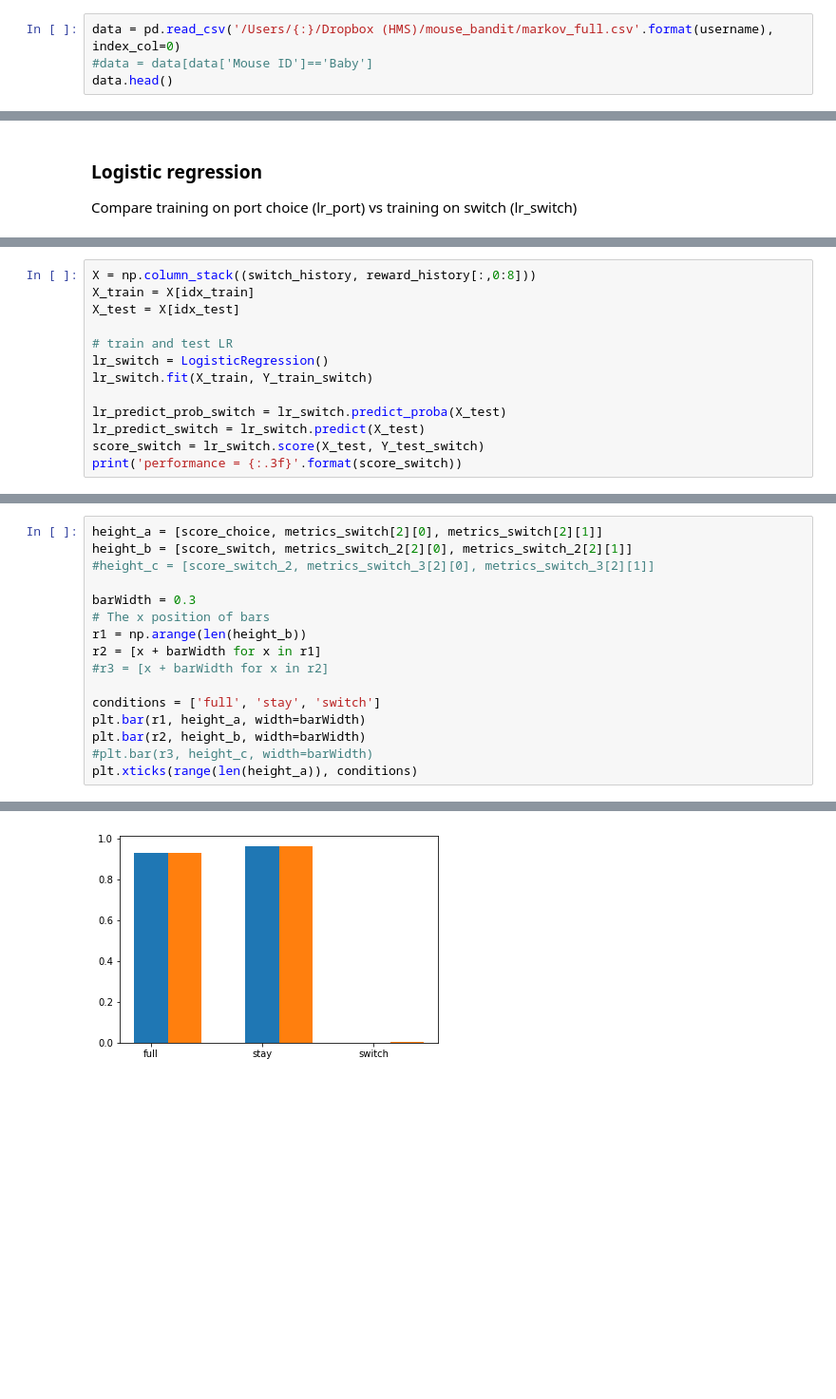
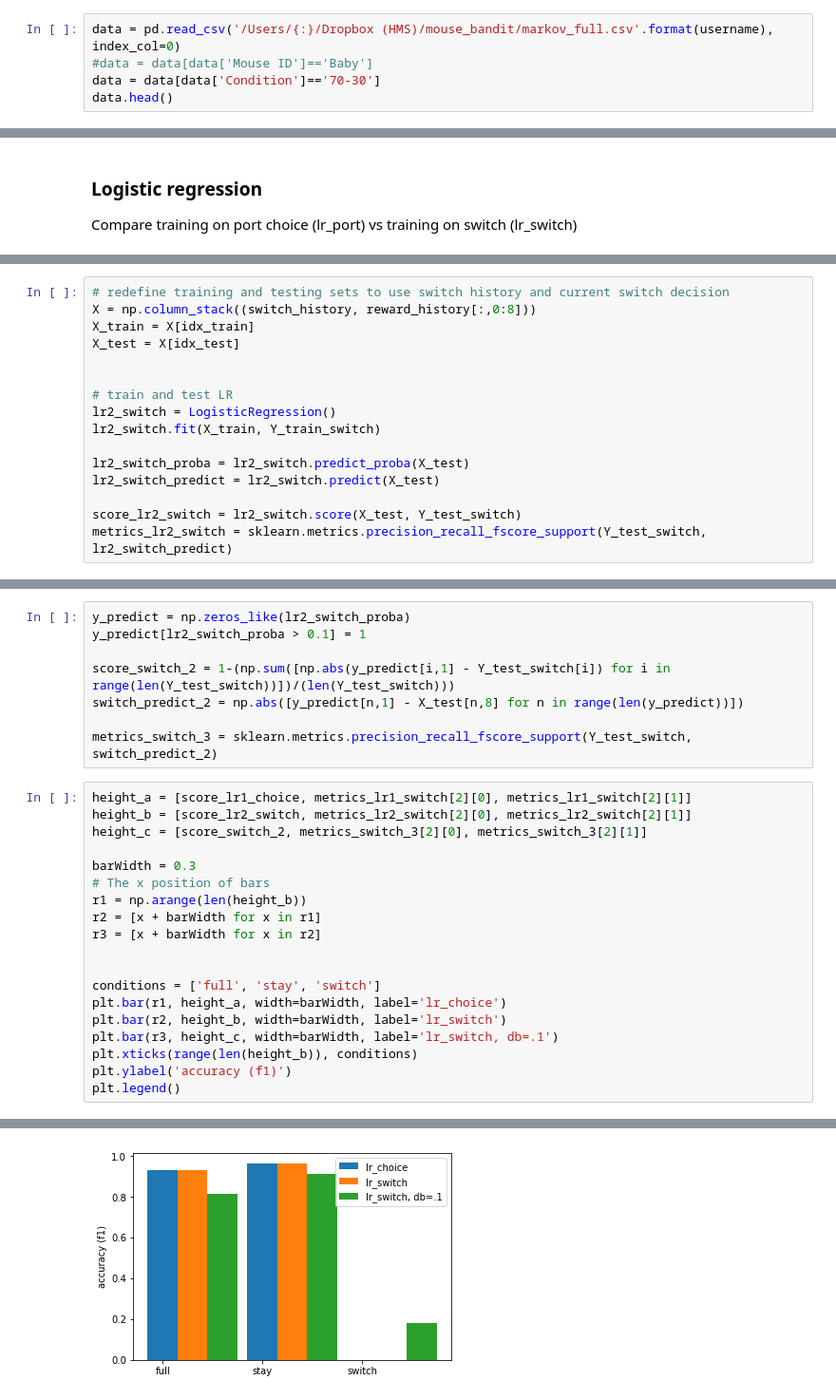
Before and after one commit to celiaberon/mouse_bandit, a Jupyter notebook: jupyter_notebooks/working/logistic_regression_bandit.ipynb, the cells around one changed output, grey strips where cells are left out. Shown at 95% size. Drawn from its saved outputs; the diff is of its cells as text; blank space fills up the shorter version.

Commit message:
logistic regression for right vs left switch

```diff
--- a/jupyter_notebooks/working/logistic_regression_bandit.ipynb
+++ b/jupyter_notebooks/working/logistic_regression_bandit.ipynb
@@ -11,6 +11,7 @@ username = getpass.getuser()
 # %%
 data = pd.read_csv('/Users/{:}/Dropbox (HMS)/mouse_bandit/markov_full.csv'.format(username), index_col=0)
 #data = data[data['Mouse ID']=='Baby']
+data = data[data['Condition']=='70-30']
 data.head()
 # %% [output]
 |  | index | Mouse ID | Session ID | Trial | Block Trial | Block Reward | Port Streak | Reward Streak | ... |
@@ -126,13 +187,16 @@ metrics_choice
 # %%
+# redefine training and testing sets to use switch history and current switch decision
 X = np.column_stack((switch_history, reward_history[:,0:8]))
 X_train = X[idx_train]
 X_test = X[idx_test]
 
+
 # train and test LR
-lr_switch = LogisticRegression()
-lr_switch.fit(X_train, Y_train_switch)
+lr2_switch = LogisticRegression()
+lr2_switch.fit(X_train, Y_train_switch)
 
-lr_predict_prob_switch = lr_switch.predict_proba(X_test)
-lr_predict_switch = lr_switch.predict(X_test)
-score_switch = lr_switch.score(X_test, Y_test_switch)
-print('performance = {:.3f}'.format(score_switch))
+lr2_switch_proba = lr2_switch.predict_proba(X_test)
+lr2_switch_predict = lr2_switch.predict(X_test)
+
+score_lr2_switch = lr2_switch.score(X_test, Y_test_switch)
+metrics_lr2_switch = sklearn.metrics.precision_recall_fscore_support(Y_test_switch, lr2_switch_predict)
@@ -149,17 +217,28 @@ metrics_switch_2
+# %%
+y_predict = np.zeros_like(lr2_switch_proba)
+y_predict[lr2_switch_proba > 0.1] = 1
+
+score_switch_2 = 1-(np.sum([np.abs(y_predict[i,1] - Y_test_switch[i]) for i in range(len(Y_test_switch))])/(len(Y_test_switch)))
+switch_predict_2 = np.abs([y_predict[n,1] - X_test[n,8] for n in range(len(y_predict))])
+
+metrics_switch_3 = sklearn.metrics.precision_recall_fscore_support(Y_test_switch, switch_predict_2)
 # %%
-height_a = [score_choice, metrics_switch[2][0], metrics_switch[2][1]]
-height_b = [score_switch, metrics_switch_2[2][0], metrics_switch_2[2][1]]
-#height_c = [score_switch_2, metrics_switch_3[2][0], metrics_switch_3[2][1]]
+height_a = [score_lr1_choice, metrics_lr1_switch[2][0], metrics_lr1_switch[2][1]]
+height_b = [score_lr2_switch, metrics_lr2_switch[2][0], metrics_lr2_switch[2][1]]
+height_c = [score_switch_2, metrics_switch_3[2][0], metrics_switch_3[2][1]]
 
 barWidth = 0.3
 # The x position of bars
 r1 = np.arange(len(height_b))
 r2 = [x + barWidth for x in r1]
-#r3 = [x + barWidth for x in r2]
+r3 = [x + barWidth for x in r2]
+
 
 conditions = ['full', 'stay', 'switch']
-plt.bar(r1, height_a, width=barWidth)
-plt.bar(r2, height_b, width=barWidth)
-#plt.bar(r3, height_c, width=barWidth)
-plt.xticks(range(len(height_a)), conditions)
+plt.bar(r1, height_a, width=barWidth, label='lr_choice')
+plt.bar(r2, height_b, width=barWidth, label='lr_switch')
+plt.bar(r3, height_c, width=barWidth, label='lr_switch, db=.1')
+plt.xticks(range(len(height_b)), conditions)
+plt.ylabel('accuracy (f1)')
+plt.legend()
 # %% [output]
@@ -170 +246 @@ plt.xticks(range(len(height_a)), conditions)
-[figure, old version]
+[figure, new version]
```
Also changed, not shown: parts of 28 cells of this notebook, 5 other files.
